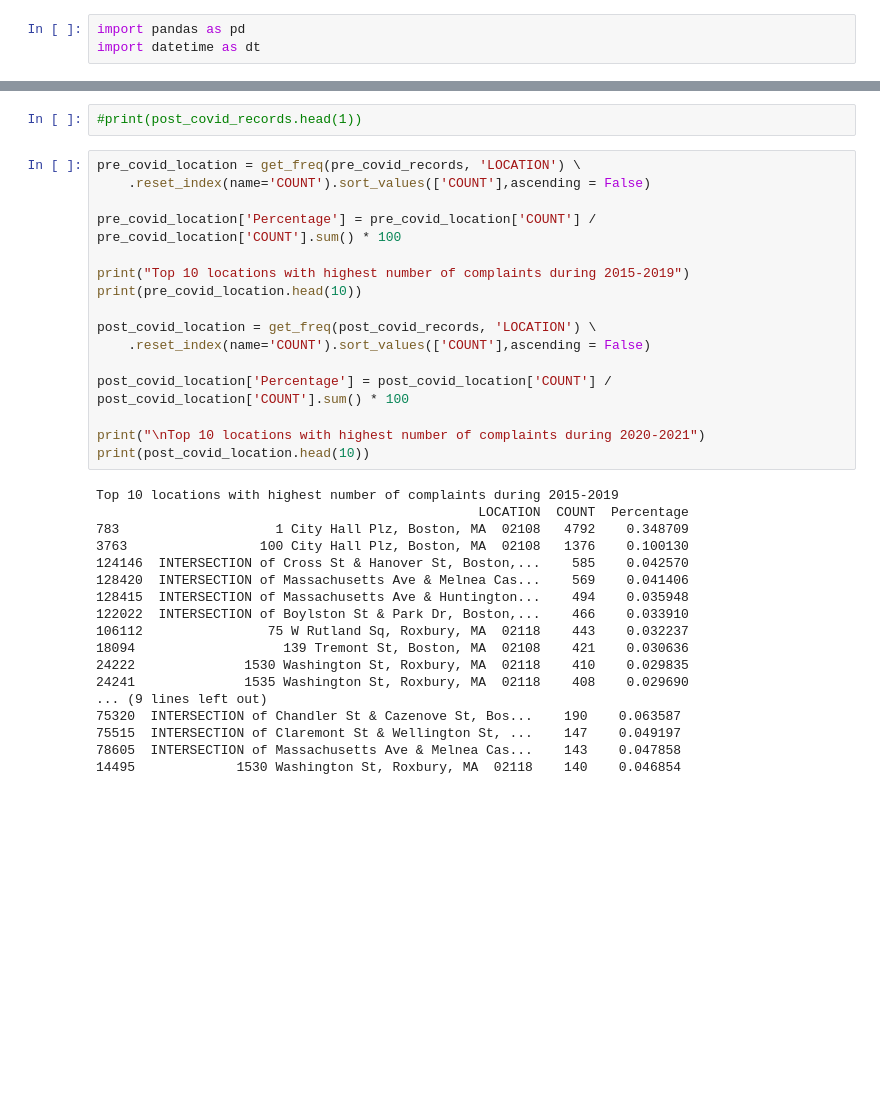
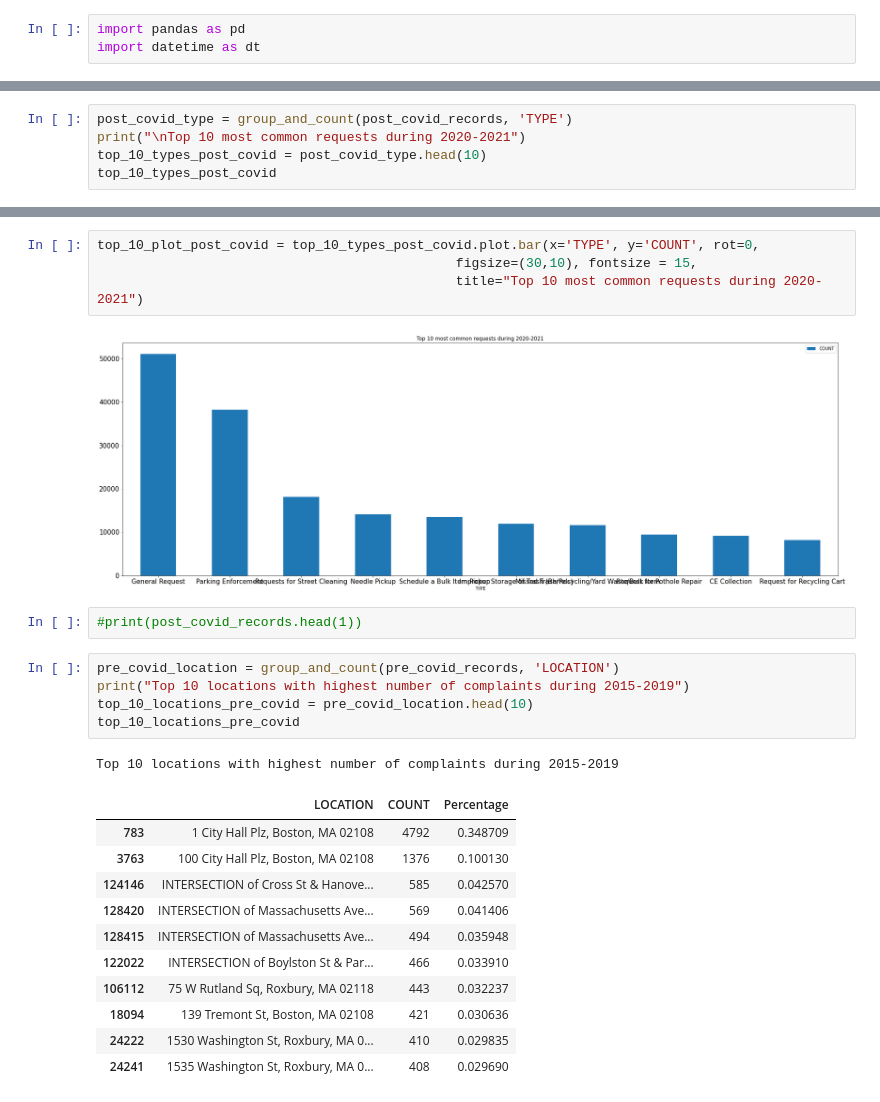
Before and after one commit to Cap10nem0/2021Fall_finals, a Jupyter notebook: 311_requests.ipynb, the cells around one changed output, grey strips where cells are left out. Drawn from its saved outputs; the diff is of its cells as text; blank space fills up the shorter version.

```diff
--- a/311_requests.ipynb
+++ b/311_requests.ipynb
@@ -59,0 +72,5 @@ Top 10 most common requests during 2015-2019
+# %%
+post_covid_type = group_and_count(post_covid_records, 'TYPE')
+print("\nTop 10 most common requests during 2020-2021")
+top_10_types_post_covid = post_covid_type.head(10)
+top_10_types_post_covid
@@ -60,36 +90,26 @@ Top 10 most common requests during 2015-2019
+# %%
+top_10_plot_post_covid = top_10_types_post_covid.plot.bar(x='TYPE', y='COUNT', rot=0,
+                                              figsize=(30,10), fontsize = 15,
+                                              title="Top 10 most common requests during 2020-2021")
+# %% [output]
+[figure, added]
 # %%
 #print(post_covid_records.head(1))
 # %%
-pre_covid_location = get_freq(pre_covid_records, 'LOCATION') \
-    .reset_index(name='COUNT').sort_values(['COUNT'],ascending = False)
-
-pre_covid_location['Percentage'] = pre_covid_location['COUNT'] / pre_covid_location['COUNT'].sum() * 100
-
+pre_covid_location = group_and_count(pre_covid_records, 'LOCATION')
 print("Top 10 locations with highest number of complaints during 2015-2019")
-print(pre_covid_location.head(10))
-
-post_covid_location = get_freq(post_covid_records, 'LOCATION') \
-    .reset_index(name='COUNT').sort_values(['COUNT'],ascending = False)
-
-post_covid_location['Percentage'] = post_covid_location['COUNT'] / post_covid_location['COUNT'].sum() * 100
-
-print("\nTop 10 locations with highest number of complaints during 2020-2021")
-print(post_covid_location.head(10))
+top_10_locations_pre_covid = pre_covid_location.head(10)
+top_10_locations_pre_covid
 # %% [output]
 Top 10 locations with highest number of complaints during 2015-2019
-                                                 LOCATION  COUNT  Percentage
-783                    1 City Hall Plz, Boston, MA  02108   4792    0.348709
-3763                 100 City Hall Plz, Boston, MA  02108   1376    0.100130
-124146  INTERSECTION of Cross St & Hanover St, Boston,...    585    0.042570
-128420  INTERSECTION of Massachusetts Ave & Melnea Cas...    569    0.041406
-128415  INTERSECTION of Massachusetts Ave & Huntington...    494    0.035948
-122022  INTERSECTION of Boylston St & Park Dr, Boston,...    466    0.033910
-106112                75 W Rutland Sq, Roxbury, MA  02118    443    0.032237
-18094                   139 Tremont St, Boston, MA  02108    421    0.030636
-24222              1530 Washington St, Roxbury, MA  02118    410    0.029835
-24241              1535 Washington St, Roxbury, MA  02118    408    0.029690
-... (9 lines left out)
-75320  INTERSECTION of Chandler St & Cazenove St, Bos...    190    0.063587
-75515  INTERSECTION of Claremont St & Wellington St, ...    147    0.049197
-78605  INTERSECTION of Massachusetts Ave & Melnea Cas...    143    0.047858
-14495             1530 Washington St, Roxbury, MA  02118    140    0.046854
+|  | LOCATION | COUNT | Percentage |
+| 783 | 1 City Hall Plz, Boston, MA 02108 | 4792 | 0.348709 |
+| 3763 | 100 City Hall Plz, Boston, MA 02108 | 1376 | 0.100130 |
+| 124146 | INTERSECTION of Cross St & Hanove... | 585 | 0.042570 |
+| 128420 | INTERSECTION of Massachusetts Ave... | 569 | 0.041406 |
+| 128415 | INTERSECTION of Massachusetts Ave... | 494 | 0.035948 |
+| 122022 | INTERSECTION of Boylston St & Par... | 466 | 0.033910 |
+| 106112 | 75 W Rutland Sq, Roxbury, MA 02118 | 443 | 0.032237 |
+| 18094 | 139 Tremont St, Boston, MA 02108 | 421 | 0.030636 |
+| 24222 | 1530 Washington St, Roxbury, MA 0... | 410 | 0.029835 |
+| 24241 | 1535 Washington St, Roxbury, MA 0... | 408 | 0.029690 |
```
Also changed, not shown: parts of 21 cells of this notebook.
